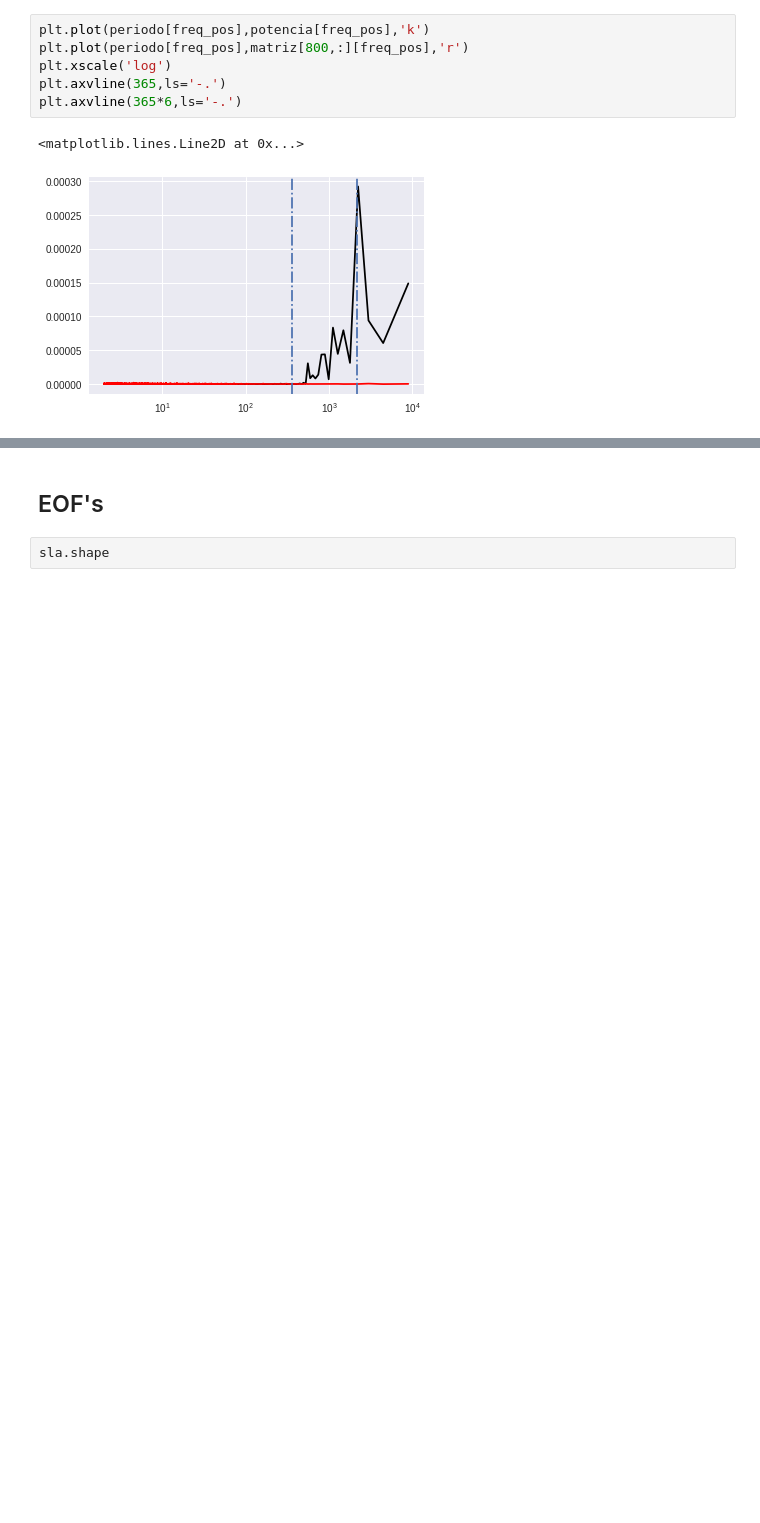
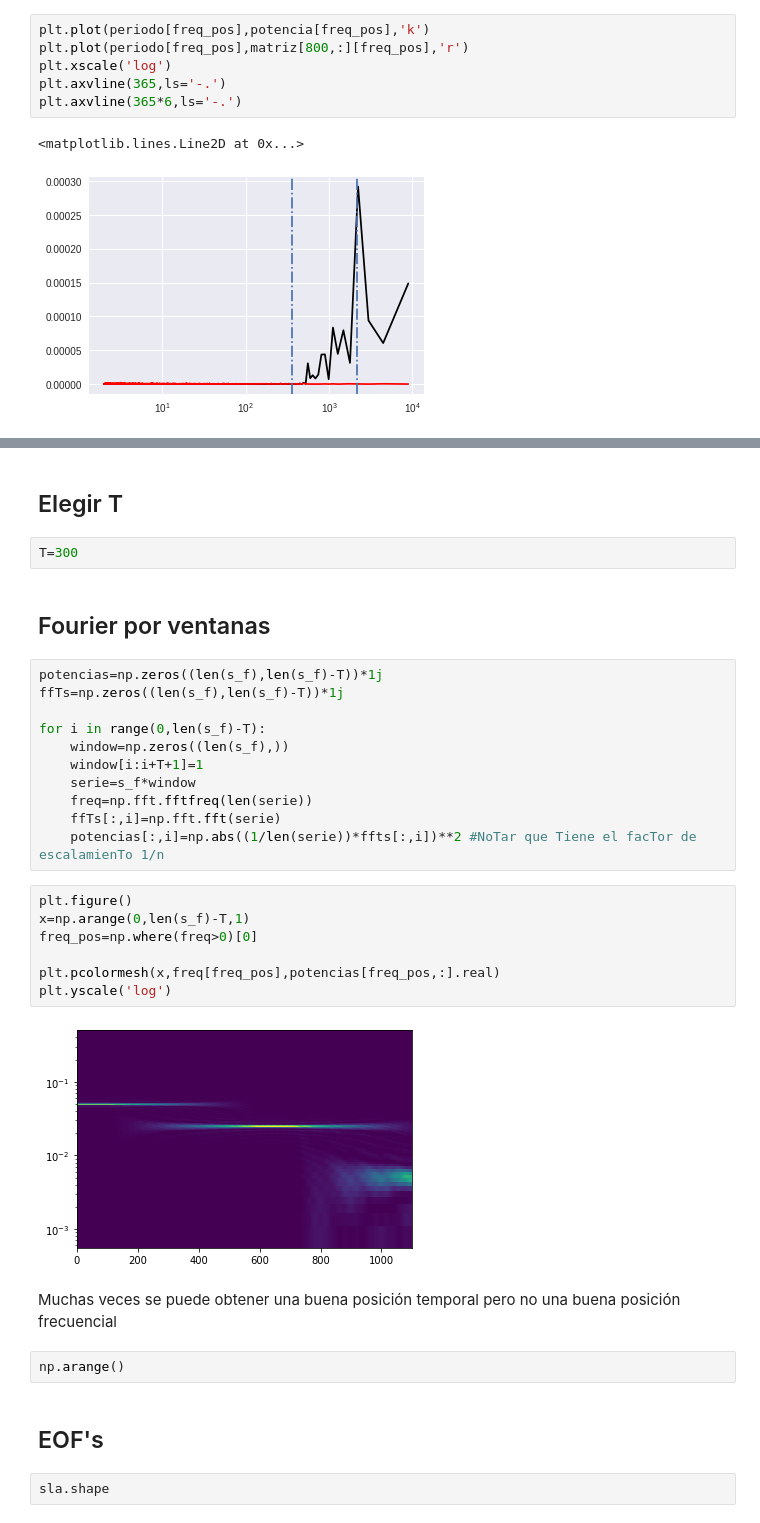
Before and after one commit to FrankAyalaC/Nivel-del-mar-en-Buenaventura, a Jupyter notebook: Scripts/Clase de datos.ipynb, the cells around one changed output, grey strips where cells are left out. Saved outputs shown, nothing was run; the diff lists cells and outputs as text; blank space fills up the shorter version.

```diff
--- a/Scripts/Clase de datos.ipynb
+++ b/Scripts/Clase de datos.ipynb
@@ -156,3 +198,33 @@ plt.axvline(365*6,ls='-.')
+# %% [markdown]
+## Elegir T
+# %%
+T=300
+# %% [markdown]
+## Fourier por ventanas
+# %%
+potencias=np.zeros((len(s_f),len(s_f)-T))*1j
+ffTs=np.zeros((len(s_f),len(s_f)-T))*1j
+
+for i in range(0,len(s_f)-T):
+    window=np.zeros((len(s_f),))
+    window[i:i+T+1]=1
+    serie=s_f*window
+    freq=np.fft.fftfreq(len(serie))
+    ffTs[:,i]=np.fft.fft(serie)
+    potencias[:,i]=np.abs((1/len(serie))*ffts[:,i])**2 #NoTar que Tiene el facTor de escalamienTo 1/n
+# %%
+plt.figure()
+x=np.arange(0,len(s_f)-T,1)
+freq_pos=np.where(freq>0)[0]
+
+plt.pcolormesh(x,freq[freq_pos],potencias[freq_pos,:].real)
+plt.yscale('log')
+# %% [output]
+[figure, added]
+# %% [markdown]
+Muchas veces se puede obtener una buena posición temporal pero no una buena posición frecuencial
+# %%
+np.arange()
 # %% [markdown]
 ## EOF's
 # %%
```
Also changed, not shown: parts of 12 cells of this notebook, 45 other files.
